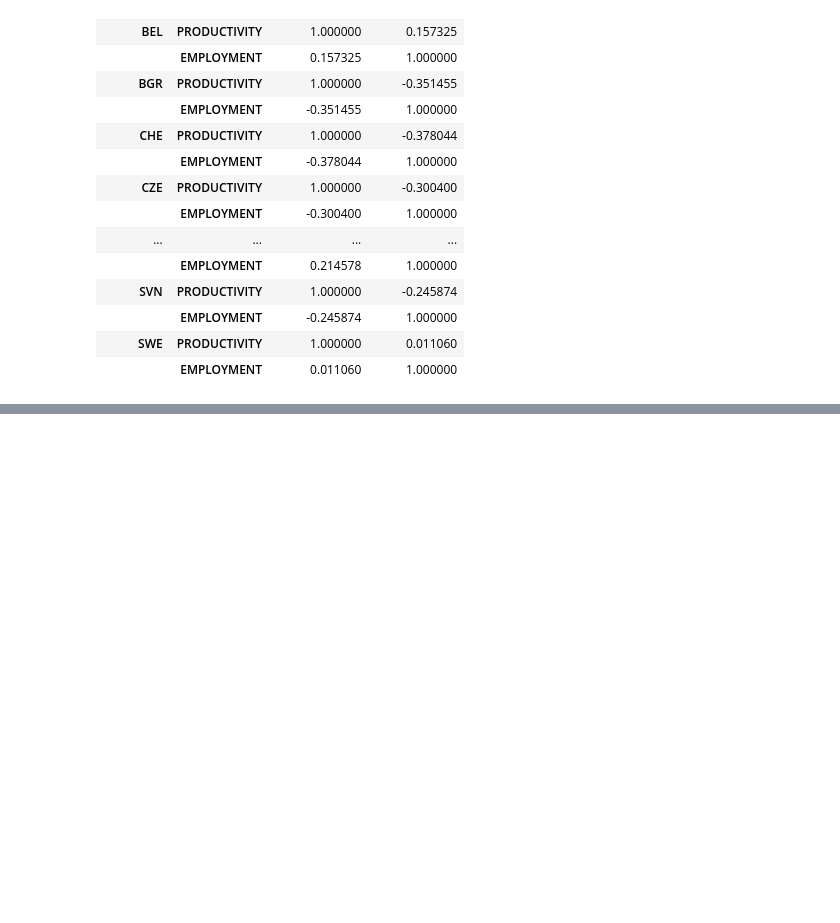
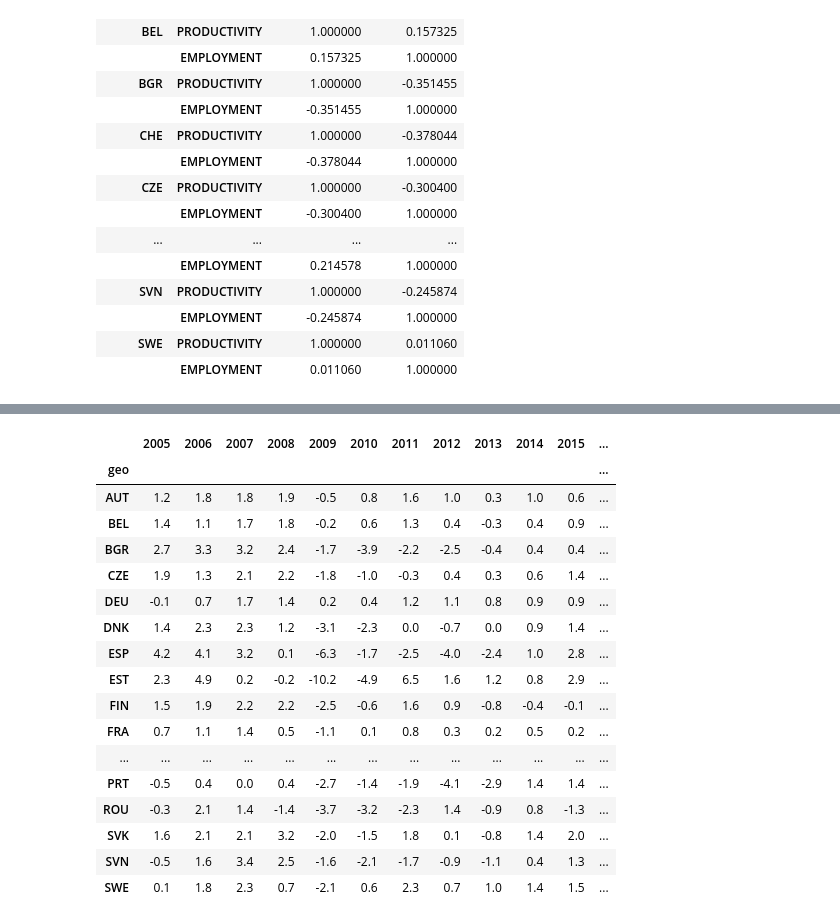
Before and after one commit to JoanneLin168/ADS-European-Productivity, a Jupyter notebook: Notebooks/Employment growth.ipynb, the cells around one changed output, grey strips where cells are left out. Saved outputs shown, nothing was run; the diff lists cells and outputs as text; code cells hidden in the pictures; blank space fills up the shorter version.

```diff
--- a/Notebooks/Employment growth.ipynb
+++ b/Notebooks/Employment growth.ipynb
@@ -152,0 +234,2 @@ data_pd.groupby('LOCATION')[['PRODUCTIVITY', 'EMPLOYMENT']].corr()
+# %%
+emp_pd_3letter.set_index('geo', drop=True, append=False, inplace=True, verify_integrity=False)
@@ -152,0 +257,23 @@ data_pd.groupby('LOCATION')[['PRODUCTIVITY', 'EMPLOYMENT']].corr()
+# %%
+emp_pd_3letter = emp_pd_3letter.sort_index()
+emp_pd_3letter.drop(['CHE', 'GBR', 'HRV', 'IRL', 'ISL','ITA', 'NOR'],inplace=True)
+emp_pd_3letter
+# %% [output]
+|  | 2005 | 2006 | 2007 | 2008 | 2009 | 2010 | 2011 | 2012 | 2013 | 2014 | 2015 | ... |
+| geo |  |  |  |  |  |  |  |  |  |  |  | ... |
+| AUT | 1.2 | 1.8 | 1.8 | 1.9 | -0.5 | 0.8 | 1.6 | 1.0 | 0.3 | 1.0 | 0.6 | ... |
+| BEL | 1.4 | 1.1 | 1.7 | 1.8 | -0.2 | 0.6 | 1.3 | 0.4 | -0.3 | 0.4 | 0.9 | ... |
+| BGR | 2.7 | 3.3 | 3.2 | 2.4 | -1.7 | -3.9 | -2.2 | -2.5 | -0.4 | 0.4 | 0.4 | ... |
+| CZE | 1.9 | 1.3 | 2.1 | 2.2 | -1.8 | -1.0 | -0.3 | 0.4 | 0.3 | 0.6 | 1.4 | ... |
+| DEU | -0.1 | 0.7 | 1.7 | 1.4 | 0.2 | 0.4 | 1.2 | 1.1 | 0.8 | 0.9 | 0.9 | ... |
+| DNK | 1.4 | 2.3 | 2.3 | 1.2 | -3.1 | -2.3 | 0.0 | -0.7 | 0.0 | 0.9 | 1.4 | ... |
+| ESP | 4.2 | 4.1 | 3.2 | 0.1 | -6.3 | -1.7 | -2.5 | -4.0 | -2.4 | 1.0 | 2.8 | ... |
+| EST | 2.3 | 4.9 | 0.2 | -0.2 | -10.2 | -4.9 | 6.5 | 1.6 | 1.2 | 0.8 | 2.9 | ... |
+| FIN | 1.5 | 1.9 | 2.2 | 2.2 | -2.5 | -0.6 | 1.6 | 0.9 | -0.8 | -0.4 | -0.1 | ... |
+| FRA | 0.7 | 1.1 | 1.4 | 0.5 | -1.1 | 0.1 | 0.8 | 0.3 | 0.2 | 0.5 | 0.2 | ... |
+| ... | ... | ... | ... | ... | ... | ... | ... | ... | ... | ... | ... | ... |
+| PRT | -0.5 | 0.4 | 0.0 | 0.4 | -2.7 | -1.4 | -1.9 | -4.1 | -2.9 | 1.4 | 1.4 | ... |
+| ROU | -0.3 | 2.1 | 1.4 | -1.4 | -3.7 | -3.2 | -2.3 | 1.4 | -0.9 | 0.8 | -1.3 | ... |
+| SVK | 1.6 | 2.1 | 2.1 | 3.2 | -2.0 | -1.5 | 1.8 | 0.1 | -0.8 | 1.4 | 2.0 | ... |
+| SVN | -0.5 | 1.6 | 3.4 | 2.5 | -1.6 | -2.1 | -1.7 | -0.9 | -1.1 | 0.4 | 1.3 | ... |
+| SWE | 0.1 | 1.8 | 2.3 | 0.7 | -2.1 | 0.6 | 2.3 | 0.7 | 1.0 | 1.4 | 1.5 | ... |
```
Also changed, not shown: parts of 18 cells of this notebook, 1 other file.
